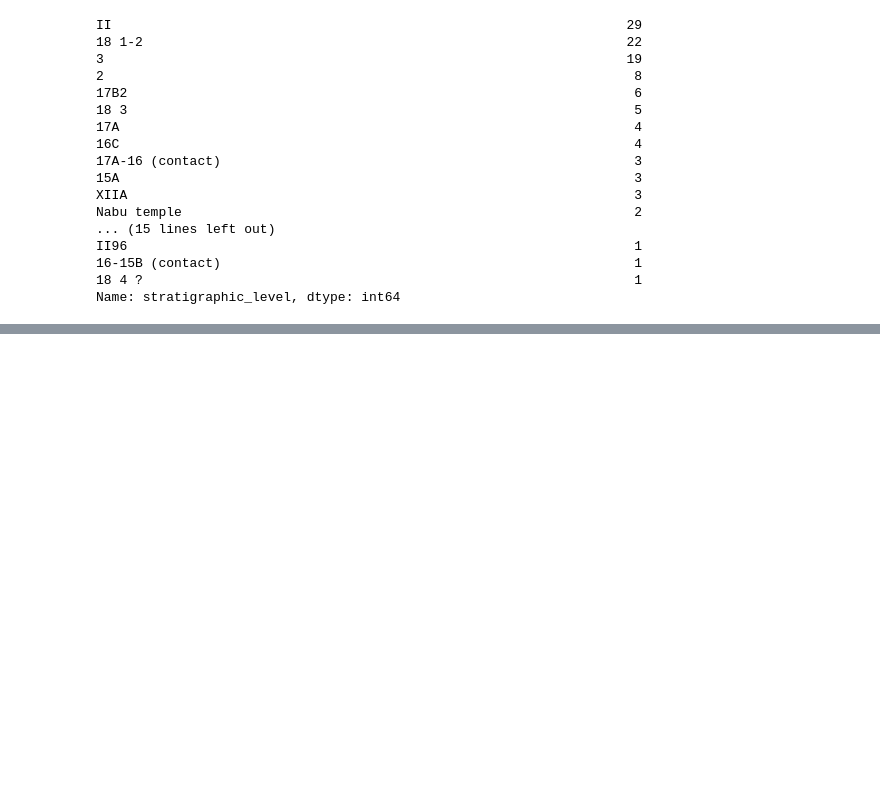
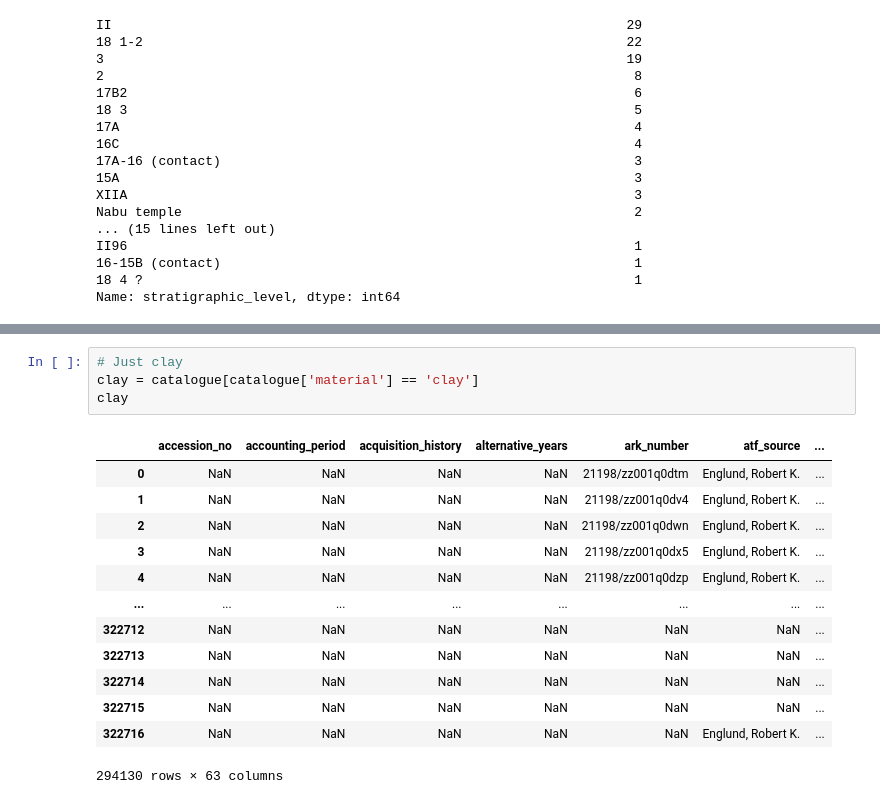
Before and after one commit to Random-Wanderer/Data_analysis_projects, a Jupyter notebook: Cuneiform.ipynb, the cells around one changed output, grey strips where cells are left out. Cells and saved outputs as stored; diff of their text form; blank space fills up the shorter version.

```diff
--- a/Cuneiform.ipynb
+++ b/Cuneiform.ipynb
@@ -214,0 +249,18 @@ Name: stratigraphic_level, dtype: int64
+# %%
+# Just clay
+clay = catalogue[catalogue['material'] == 'clay']
+clay
+# %% [output]
+|  | accession_no | accounting_period | acquisition_history | alternative_years | ark_number | atf_source | ... |
+| 0 | NaN | NaN | NaN | NaN | 21198/zz001q0dtm | Englund, Robert K. | ... |
+| 1 | NaN | NaN | NaN | NaN | 21198/zz001q0dv4 | Englund, Robert K. | ... |
+| 2 | NaN | NaN | NaN | NaN | 21198/zz001q0dwn | Englund, Robert K. | ... |
+| 3 | NaN | NaN | NaN | NaN | 21198/zz001q0dx5 | Englund, Robert K. | ... |
+| 4 | NaN | NaN | NaN | NaN | 21198/zz001q0dzp | Englund, Robert K. | ... |
+| ... | ... | ... | ... | ... | ... | ... | ... |
+| 322712 | NaN | NaN | NaN | NaN | NaN | NaN | ... |
+| 322713 | NaN | NaN | NaN | NaN | NaN | NaN | ... |
+| 322714 | NaN | NaN | NaN | NaN | NaN | NaN | ... |
+| 322715 | NaN | NaN | NaN | NaN | NaN | NaN | ... |
+| 322716 | NaN | NaN | NaN | NaN | NaN | Englund, Robert K. | ... |
+294130 rows × 63 columns
```
Also changed, not shown: parts of 7 cells of this notebook.
